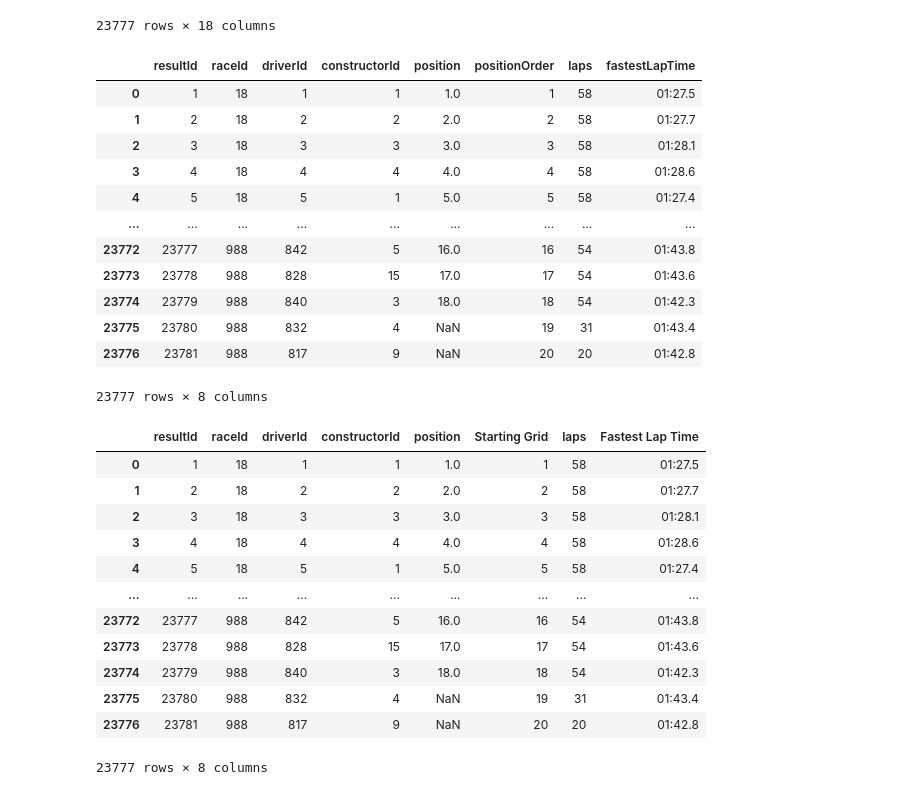
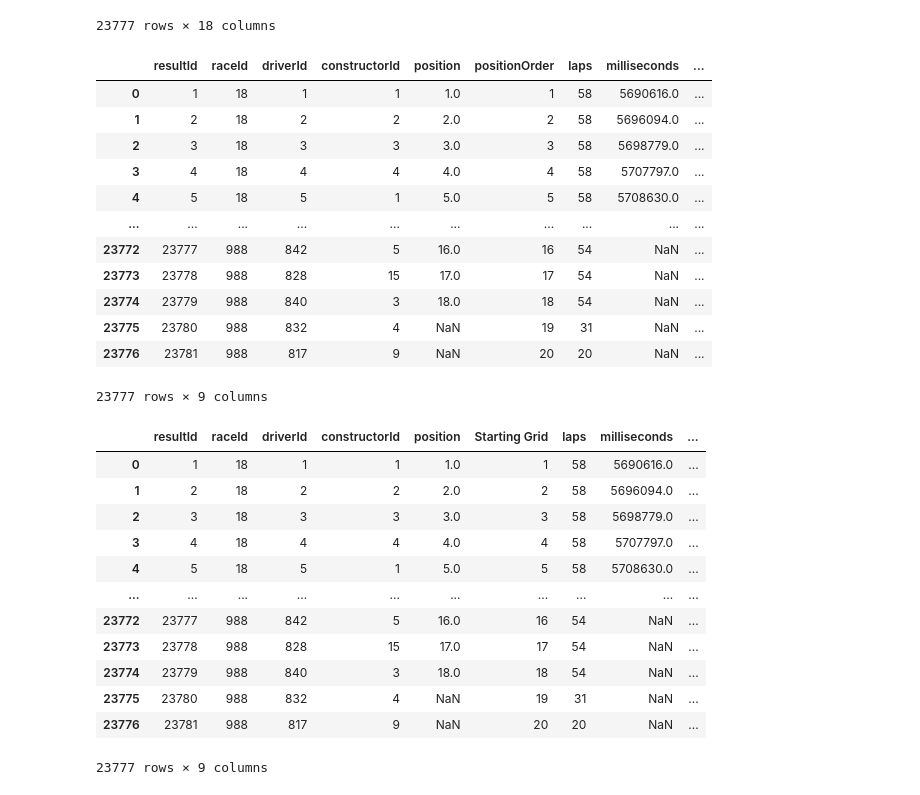
Before and after one commit to joseeneas/RB_Module_24_Project_04, a Jupyter notebook: Notebooks/combine_all_data.ipynb, the cells around one changed output. Drawn from its saved outputs; the diff is of its cells as text; code cells hidden in the pictures.

```diff
--- a/Notebooks/combine_all_data.ipynb
+++ b/Notebooks/combine_all_data.ipynb
@@ -123,41 +123,41 @@ data_1950_2012
 23777 rows × 18 columns
 # %%
 #drop columns we won't be using
-data_1950_2012 = data_1950_2012.drop(columns=["number", "grid", "positionText", "points", "time", "milliseconds", "fastestLap", "fastestLapSpeed", "rank", "statusId"])
+data_1950_2012 = data_1950_2012.drop(columns=["number", "grid", "positionText", "points", "time", "fastestLap", "fastestLapSpeed", "rank", "statusId"])
 data_1950_2012
 # %% [output]
-|  | resultId | raceId | driverId | constructorId | position | positionOrder | laps | fastestLapTime |
-| 0 | 1 | 18 | 1 | 1 | 1.0 | 1 | 58 | 01:27.5 |
-| 1 | 2 | 18 | 2 | 2 | 2.0 | 2 | 58 | 01:27.7 |
-| 2 | 3 | 18 | 3 | 3 | 3.0 | 3 | 58 | 01:28.1 |
-| 3 | 4 | 18 | 4 | 4 | 4.0 | 4 | 58 | 01:28.6 |
-| 4 | 5 | 18 | 5 | 1 | 5.0 | 5 | 58 | 01:27.4 |
-| ... | ... | ... | ... | ... | ... | ... | ... | ... |
-| 23772 | 23777 | 988 | 842 | 5 | 16.0 | 16 | 54 | 01:43.8 |
-| 23773 | 23778 | 988 | 828 | 15 | 17.0 | 17 | 54 | 01:43.6 |
-| 23774 | 23779 | 988 | 840 | 3 | 18.0 | 18 | 54 | 01:42.3 |
-| 23775 | 23780 | 988 | 832 | 4 | NaN | 19 | 31 | 01:43.4 |
-| 23776 | 23781 | 988 | 817 | 9 | NaN | 20 | 20 | 01:42.8 |
+|  | resultId | raceId | driverId | constructorId | position | positionOrder | laps | milliseconds | ... |
+| 0 | 1 | 18 | 1 | 1 | 1.0 | 1 | 58 | 5690616.0 | ... |
+| 1 | 2 | 18 | 2 | 2 | 2.0 | 2 | 58 | 5696094.0 | ... |
+| 2 | 3 | 18 | 3 | 3 | 3.0 | 3 | 58 | 5698779.0 | ... |
+| 3 | 4 | 18 | 4 | 4 | 4.0 | 4 | 58 | 5707797.0 | ... |
+| 4 | 5 | 18 | 5 | 1 | 5.0 | 5 | 58 | 5708630.0 | ... |
+| ... | ... | ... | ... | ... | ... | ... | ... | ... | ... |
+| 23772 | 23777 | 988 | 842 | 5 | 16.0 | 16 | 54 | NaN | ... |
+| 23773 | 23778 | 988 | 828 | 15 | 17.0 | 17 | 54 | NaN | ... |
+| 23774 | 23779 | 988 | 840 | 3 | 18.0 | 18 | 54 | NaN | ... |
+| 23775 | 23780 | 988 | 832 | 4 | NaN | 19 | 31 | NaN | ... |
+| 23776 | 23781 | 988 | 817 | 9 | NaN | 20 | 20 | NaN | ... |
-23777 rows × 8 columns
+23777 rows × 9 columns
 # %%
 #renaming one of the columns
 data_1950_2012 = data_1950_2012.rename(columns={'fastestLapTime' : "Fastest Lap Time"})
 data_1950_2012 = data_1950_2012.rename(columns={'positionOrder' : "Starting Grid"})
 data_1950_2012
 # %% [output]
-|  | resultId | raceId | driverId | constructorId | position | Starting Grid | laps | Fastest Lap Time |
-| 0 | 1 | 18 | 1 | 1 | 1.0 | 1 | 58 | 01:27.5 |
-| 1 | 2 | 18 | 2 | 2 | 2.0 | 2 | 58 | 01:27.7 |
-| 2 | 3 | 18 | 3 | 3 | 3.0 | 3 | 58 | 01:28.1 |
-| 3 | 4 | 18 | 4 | 4 | 4.0 | 4 | 58 | 01:28.6 |
-| 4 | 5 | 18 | 5 | 1 | 5.0 | 5 | 58 | 01:27.4 |
-| ... | ... | ... | ... | ... | ... | ... | ... | ... |
-| 23772 | 23777 | 988 | 842 | 5 | 16.0 | 16 | 54 | 01:43.8 |
-| 23773 | 23778 | 988 | 828 | 15 | 17.0 | 17 | 54 | 01:43.6 |
-| 23774 | 23779 | 988 | 840 | 3 | 18.0 | 18 | 54 | 01:42.3 |
-| 23775 | 23780 | 988 | 832 | 4 | NaN | 19 | 31 | 01:43.4 |
-| 23776 | 23781 | 988 | 817 | 9 | NaN | 20 | 20 | 01:42.8 |
+|  | resultId | raceId | driverId | constructorId | position | Starting Grid | laps | milliseconds | ... |
+| 0 | 1 | 18 | 1 | 1 | 1.0 | 1 | 58 | 5690616.0 | ... |
+| 1 | 2 | 18 | 2 | 2 | 2.0 | 2 | 58 | 5696094.0 | ... |
+| 2 | 3 | 18 | 3 | 3 | 3.0 | 3 | 58 | 5698779.0 | ... |
+| 3 | 4 | 18 | 4 | 4 | 4.0 | 4 | 58 | 5707797.0 | ... |
+| 4 | 5 | 18 | 5 | 1 | 5.0 | 5 | 58 | 5708630.0 | ... |
+| ... | ... | ... | ... | ... | ... | ... | ... | ... | ... |
+| 23772 | 23777 | 988 | 842 | 5 | 16.0 | 16 | 54 | NaN | ... |
+| 23773 | 23778 | 988 | 828 | 15 | 17.0 | 17 | 54 | NaN | ... |
+| 23774 | 23779 | 988 | 840 | 3 | 18.0 | 18 | 54 | NaN | ... |
+| 23775 | 23780 | 988 | 832 | 4 | NaN | 19 | 31 | NaN | ... |
+| 23776 | 23781 | 988 | 817 | 9 | NaN | 20 | 20 | NaN | ... |
-23777 rows × 8 columns
+23777 rows × 9 columns
 # %%
 #we will replace null values with appropriate values
 #first the position column
```
Also changed, not shown: parts of 4 cells of this notebook, 1 other file.
